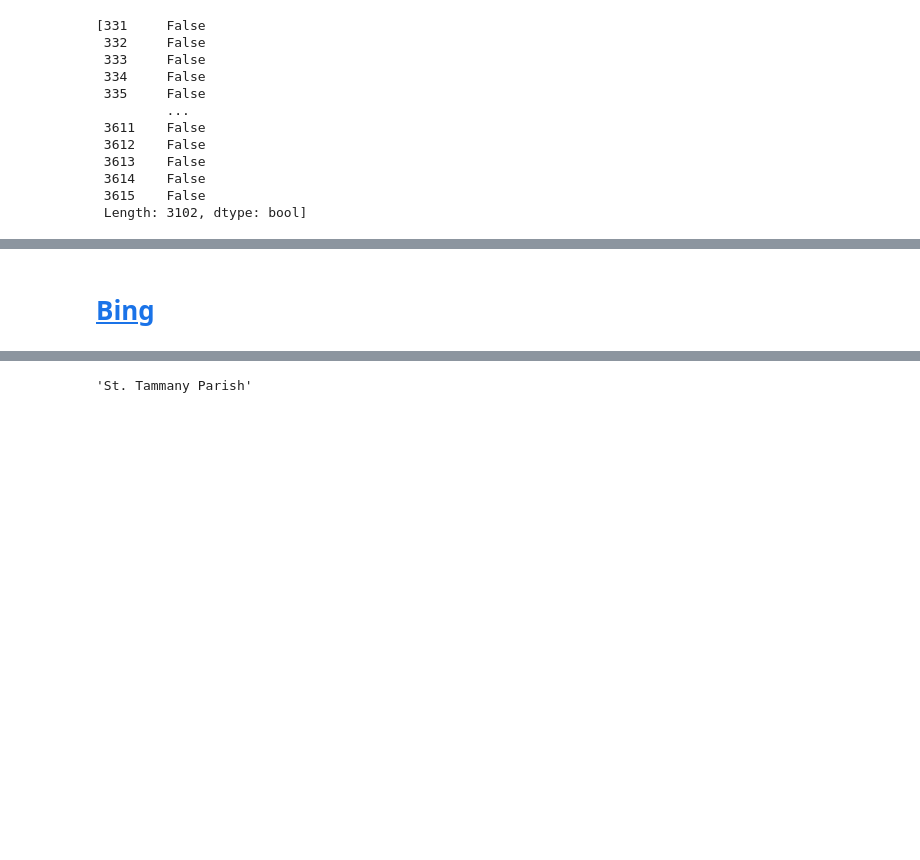
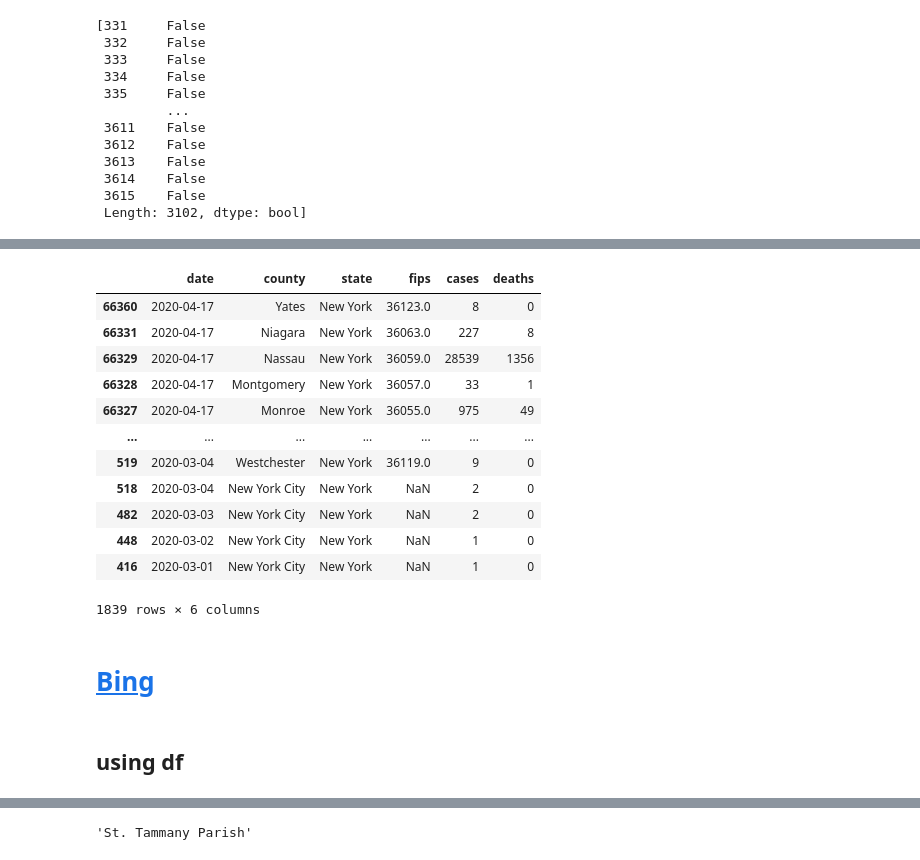
Before and after one commit to yenniejun/covid-texting-service, a Jupyter notebook: covid apis.ipynb, the cells around one changed output, grey strips where cells are left out. Cells and saved outputs as stored; diff of their text form; code cells hidden in the pictures; blank space fills up the shorter version.

```diff
--- a/covid apis.ipynb
+++ b/covid apis.ipynb
@@ -438,0 +484,16 @@ cryptic
+# %%
+nyt_counties[nyt_counties['state'] == "New York"].sort_values(by=['date'], ascending=False)
+# %% [output]
+|  | date | county | state | fips | cases | deaths |
+| 66360 | 2020-04-17 | Yates | New York | 36123.0 | 8 | 0 |
+| 66331 | 2020-04-17 | Niagara | New York | 36063.0 | 227 | 8 |
+| 66329 | 2020-04-17 | Nassau | New York | 36059.0 | 28539 | 1356 |
+| 66328 | 2020-04-17 | Montgomery | New York | 36057.0 | 33 | 1 |
+| 66327 | 2020-04-17 | Monroe | New York | 36055.0 | 975 | 49 |
+| ... | ... | ... | ... | ... | ... | ... |
+| 519 | 2020-03-04 | Westchester | New York | 36119.0 | 9 | 0 |
+| 518 | 2020-03-04 | New York City | New York | NaN | 2 | 0 |
+| 482 | 2020-03-03 | New York City | New York | NaN | 2 | 0 |
+| 448 | 2020-03-02 | New York City | New York | NaN | 1 | 0 |
+| 416 | 2020-03-01 | New York City | New York | NaN | 1 | 0 |
+1839 rows × 6 columns
@@ -440,6 +504,8 @@ cryptic
 # [Bing](https://bing.com/covid)
 # %%
 bing_json = requests.get(url = "https://bing.com/covid/data")
+# %% [markdown]
+## using df
 # %%
 bing_json = requests.get(url = "https://bing.com/covid/data")
 # %%
```
Also changed, not shown: parts of 61 cells of this notebook, 5 other files.
